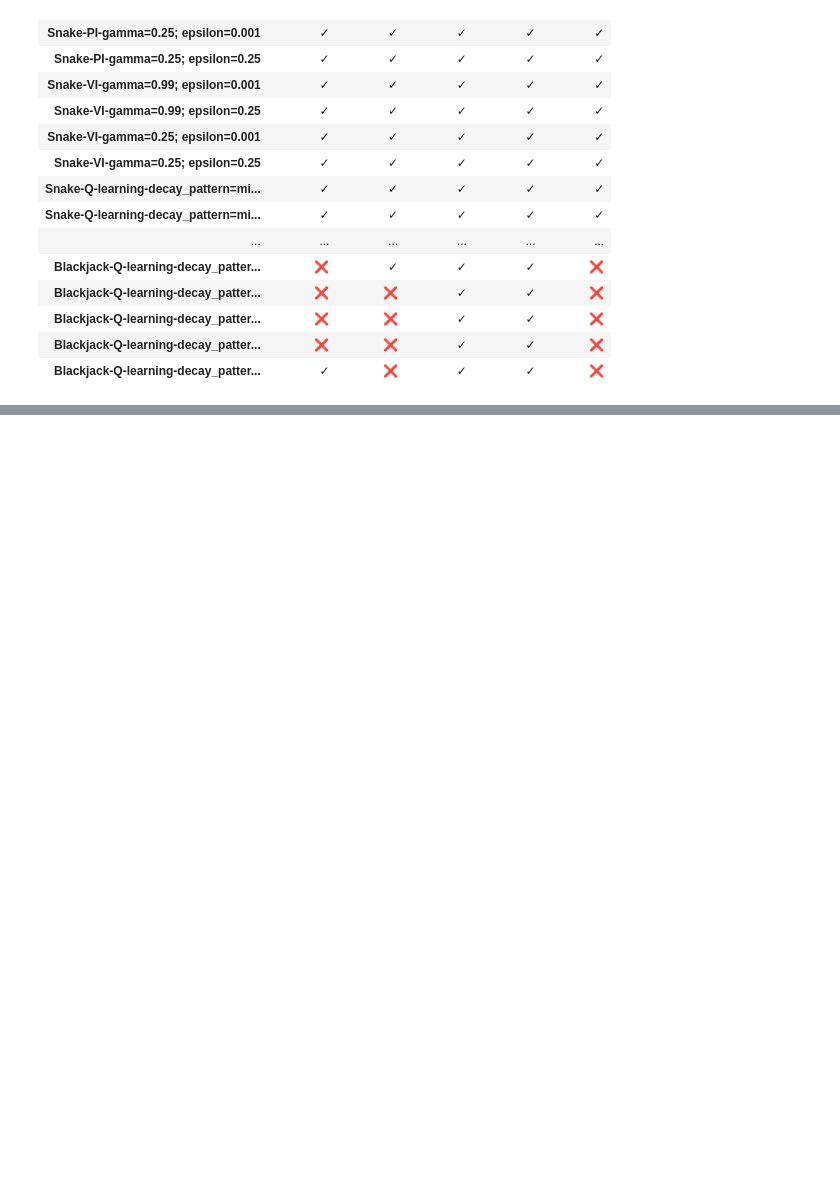
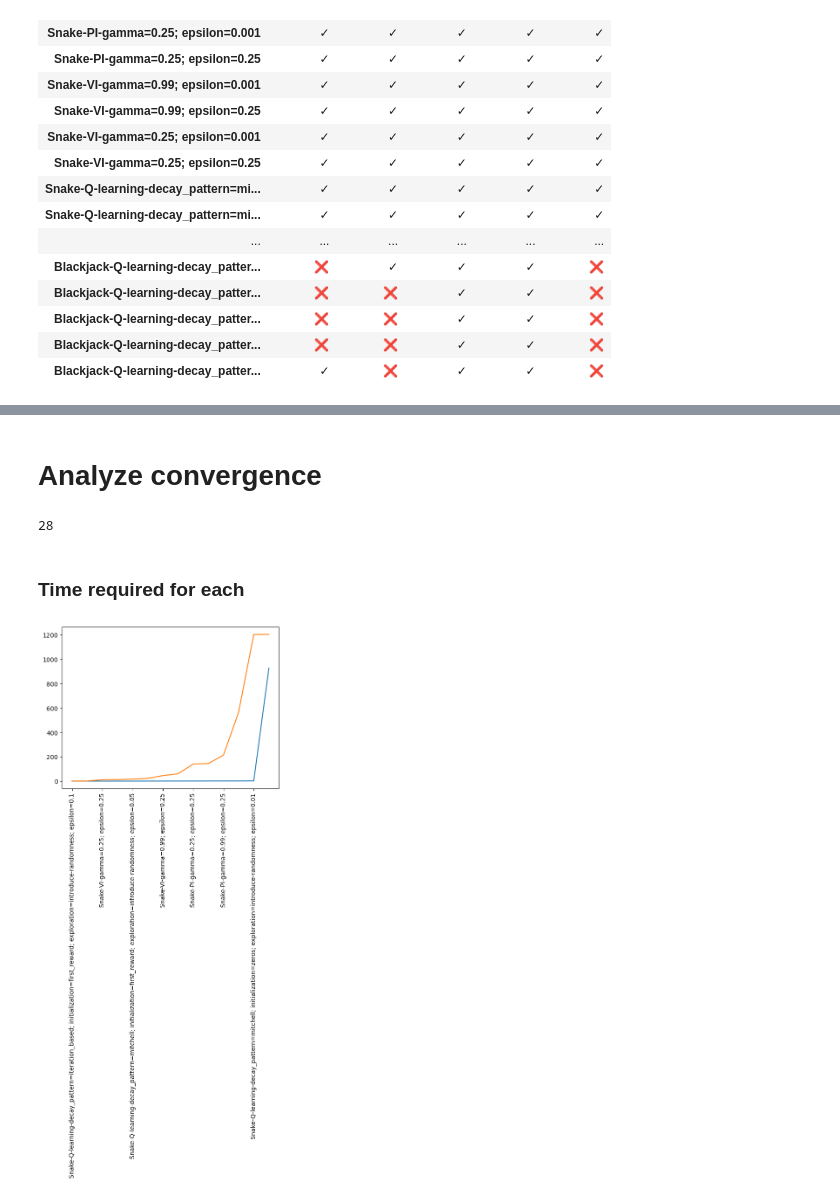
Before and after one commit to ryankarel/cs-7641-mdp, a Jupyter notebook: MDPs 2.ipynb, the cells around one changed output, grey strips where cells are left out. Cells and saved outputs as stored; diff of their text form; code cells hidden in the pictures; blank space fills up the shorter version.

```diff
--- a/MDPs 2.ipynb
+++ b/MDPs 2.ipynb
@@ -241,0 +261,31 @@ accuracy
+# %% [markdown]
+# Analyze convergence
+# %%
+stats_collection = {}
+stats_df = pd.DataFrame(columns=['Iteration', 'Time (s)', 'Max Changes'])
+stats
+
+for problem_name in results:
+    for algo in results[problem_name]:
+        for parameterization in results[problem_name][algo]:
+            policy, value_or_q, stats = results[problem_name][algo][parameterization]
+            key = f'{problem_name}-{algo}-{parameterization}'
+            stats_collection[key] = stats
+            #stats_df.loc[key] = stats.reset_index()
+# %%
+len(stats_collection)
+# %% [output]
+28
+# %% [markdown]
+### Time required for each
+# %%
+total_time = pd.Series(index=stats_collection.keys(), dtype='float')
+for key in stats_collection:
+    total_time.loc[key] = stats_collection[key]['Time (s)'].sum()
+total_time = total_time.sort_values()
+# %%
+for game in ['Blackjack', 'Snake']:
+    subset = total_time[total_time.index.str.startswith(game)]
+    subset.plot(rot=90)
+# %% [output]
+[figure, added]
```
Also changed, not shown: parts of 9 cells of this notebook.
